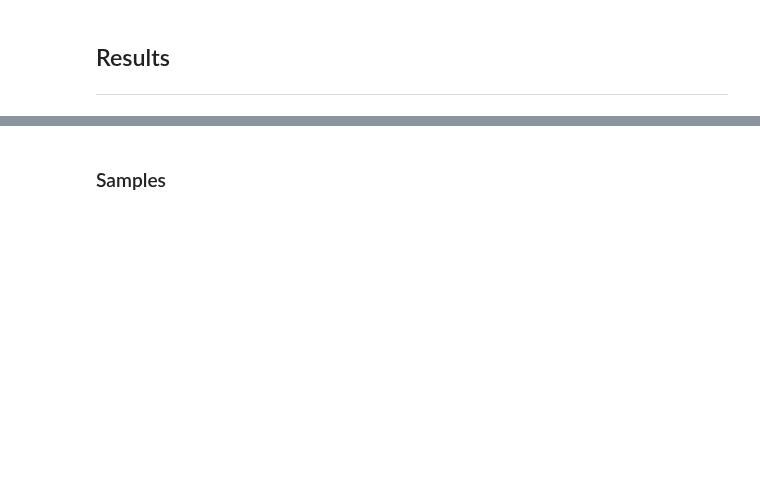
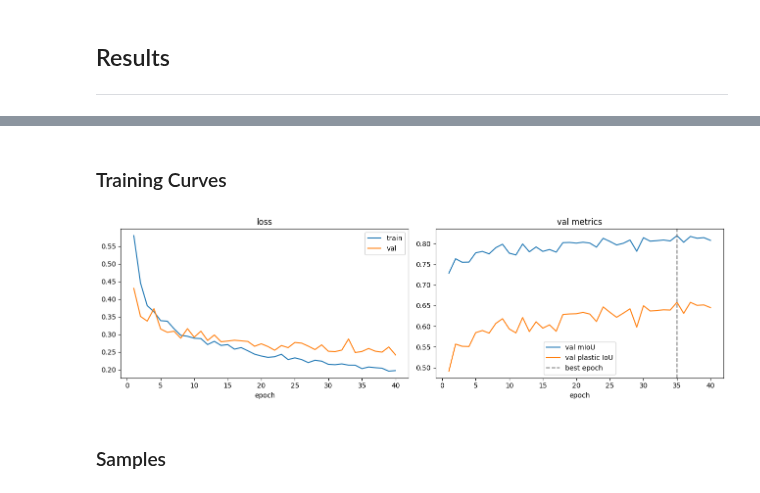
Before and after one commit to williamtheodoruswijaya/PDIS-Net, a Jupyter notebook: notebooks/02-segformer-mitb3-imagenet/v2.ipynb, the cells around one changed output, grey strips where cells are left out. Saved outputs shown, nothing was run; the diff lists cells and outputs as text; code cells hidden in the pictures; blank space fills up the shorter version.

Commit message:
feat: add results + new notebook v2 trained on cropped dataset

```diff
--- a/notebooks/02-segformer-mitb3-imagenet/v2.ipynb
+++ b/notebooks/02-segformer-mitb3-imagenet/v2.ipynb
@@ -468,2 +566,26 @@ print(json.dumps({k: round(v, 4) for k, v in res.items() if isinstance(v, float)
+# %% [markdown]
+### Training Curves
+# %%
+h = pd.read_csv(OUT / "history.csv")
+
+fig, ax = plt.subplots(1, 2, figsize=(13, 4))
+
+ax[0].plot(h["epoch"], h["train_loss"], label="train")
+ax[0].plot(h["epoch"], h["val_loss"], label="val")
+ax[0].set_title("loss")
+
+ax[1].plot(h["epoch"], h["val_miou"], label="val mIoU")
+ax[1].plot(h["epoch"], h["val_foreground_iou"], label="val plastic IoU")
+ax[1].axvline(h.loc[h["val_miou"].idxmax(), "epoch"], color="gray", linestyle="--", label="best epoch")
+ax[1].set_title("val metrics")
+
+for a in ax:
+    a.set_xlabel("epoch")
+    a.legend()
+
+plt.tight_layout()
+plt.savefig(OUT / "curves.png", dpi=110)
+# %% [output]
+[figure, added]
 # %% [markdown]
 ### Samples
```
Also changed, not shown: parts of 19 cells of this notebook, 11 other files.
